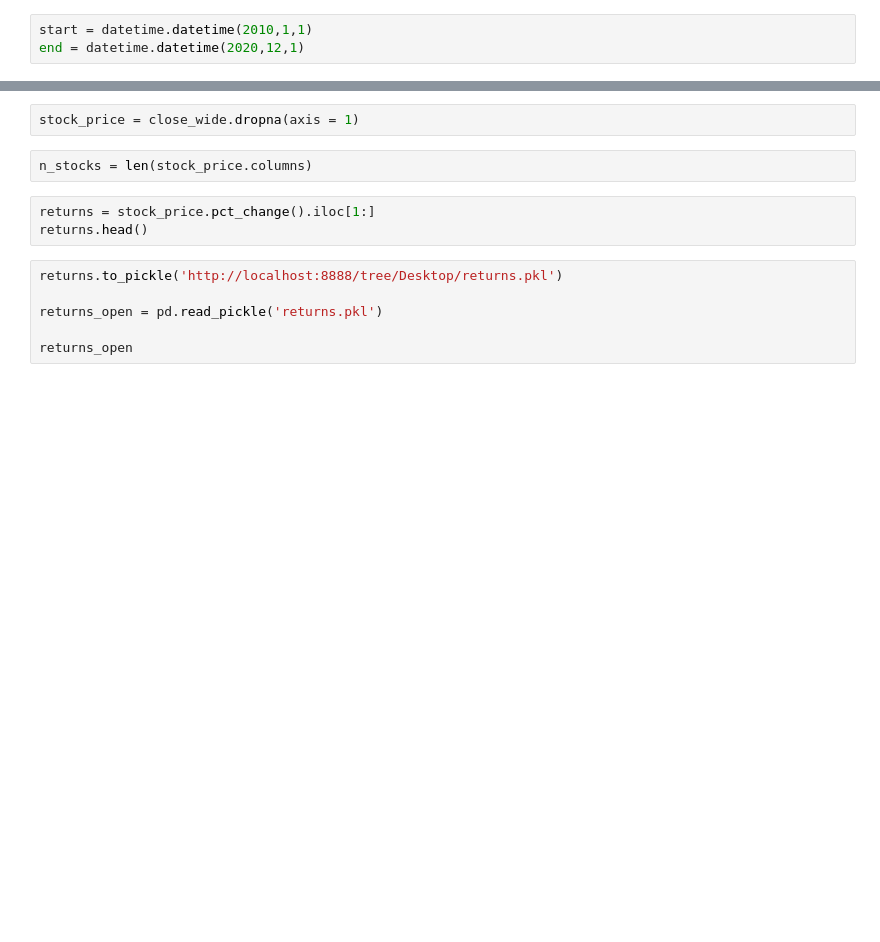
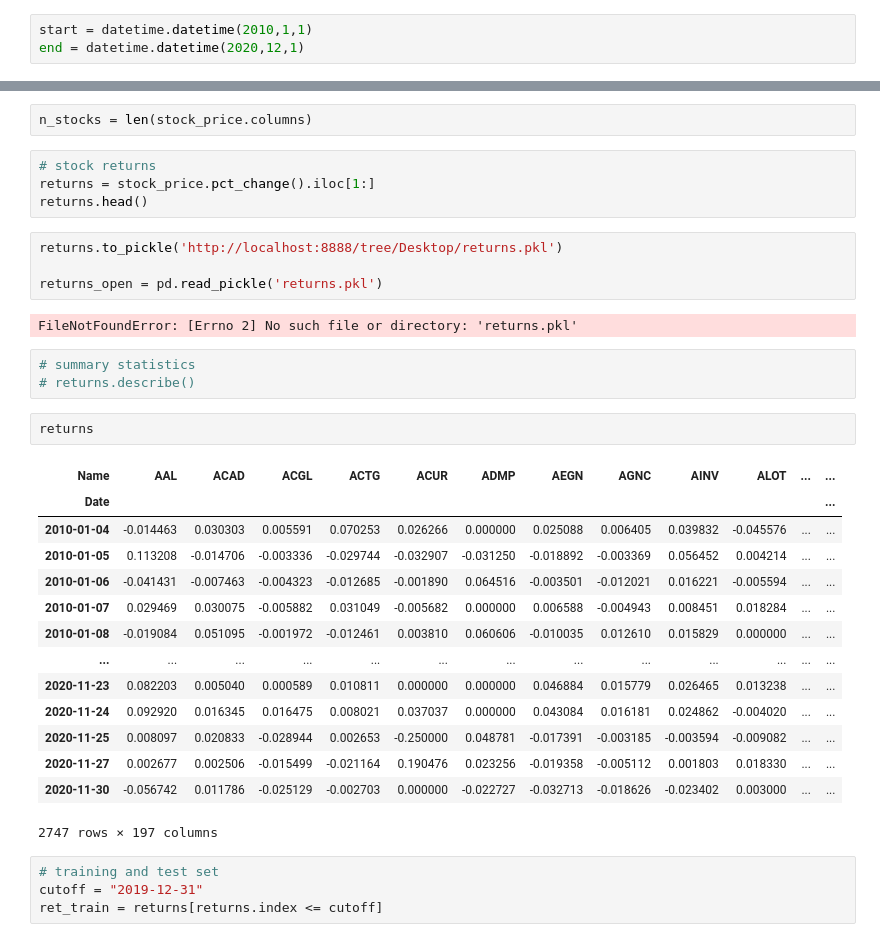
Before and after one commit to GiadaV/PROGETTO-PYTHON, a Jupyter notebook: progetto_finance.ipynb, the cells around one changed output, grey strips where cells are left out. Saved outputs shown, nothing was run; the diff lists cells and outputs as text; blank space fills up the shorter version.

```diff
--- a/progetto_finance.ipynb
+++ b/progetto_finance.ipynb
@@ -40,13 +72,36 @@ close_wide = close.pivot_table(index="Date", columns='Name', values='Close')
-# %%
-stock_price = close_wide.dropna(axis = 1)
 # %%
 n_stocks = len(stock_price.columns)
 # %%
+# stock returns
 returns = stock_price.pct_change().iloc[1:]
 returns.head()
 # %%
 returns.to_pickle('http://localhost:8888/tree/Desktop/returns.pkl')
 
 returns_open = pd.read_pickle('returns.pkl')
-
-returns_open
+# %% [output]
+FileNotFoundError: [Errno 2] No such file or directory: 'returns.pkl'
+# %%
+# summary statistics
+# returns.describe()
+# %%
+returns
+# %% [output]
+| Name | AAL | ACAD | ACGL | ACTG | ACUR | ADMP | AEGN | AGNC | AINV | ALOT | ... | ... |
+| Date |  |  |  |  |  |  |  |  |  |  |  | ... |
+| 2010-01-04 | -0.014463 | 0.030303 | 0.005591 | 0.070253 | 0.026266 | 0.000000 | 0.025088 | 0.006405 | 0.039832 | -0.045576 | ... | ... |
+| 2010-01-05 | 0.113208 | -0.014706 | -0.003336 | -0.029744 | -0.032907 | -0.031250 | -0.018892 | -0.003369 | 0.056452 | 0.004214 | ... | ... |
+| 2010-01-06 | -0.041431 | -0.007463 | -0.004323 | -0.012685 | -0.001890 | 0.064516 | -0.003501 | -0.012021 | 0.016221 | -0.005594 | ... | ... |
+| 2010-01-07 | 0.029469 | 0.030075 | -0.005882 | 0.031049 | -0.005682 | 0.000000 | 0.006588 | -0.004943 | 0.008451 | 0.018284 | ... | ... |
+| 2010-01-08 | -0.019084 | 0.051095 | -0.001972 | -0.012461 | 0.003810 | 0.060606 | -0.010035 | 0.012610 | 0.015829 | 0.000000 | ... | ... |
+| ... | ... | ... | ... | ... | ... | ... | ... | ... | ... | ... | ... | ... |
+| 2020-11-23 | 0.082203 | 0.005040 | 0.000589 | 0.010811 | 0.000000 | 0.000000 | 0.046884 | 0.015779 | 0.026465 | 0.013238 | ... | ... |
+| 2020-11-24 | 0.092920 | 0.016345 | 0.016475 | 0.008021 | 0.037037 | 0.000000 | 0.043084 | 0.016181 | 0.024862 | -0.004020 | ... | ... |
+| 2020-11-25 | 0.008097 | 0.020833 | -0.028944 | 0.002653 | -0.250000 | 0.048781 | -0.017391 | -0.003185 | -0.003594 | -0.009082 | ... | ... |
+| 2020-11-27 | 0.002677 | 0.002506 | -0.015499 | -0.021164 | 0.190476 | 0.023256 | -0.019358 | -0.005112 | 0.001803 | 0.018330 | ... | ... |
+| 2020-11-30 | -0.056742 | 0.011786 | -0.025129 | -0.002703 | 0.000000 | -0.022727 | -0.032713 | -0.018626 | -0.023402 | 0.003000 | ... | ... |
+2747 rows × 197 columns
+# %%
+# training and test set
+cutoff = "2019-12-31"
+ret_train = returns[returns.index <= cutoff]
```
Also changed, not shown: parts of 20 cells of this notebook.
